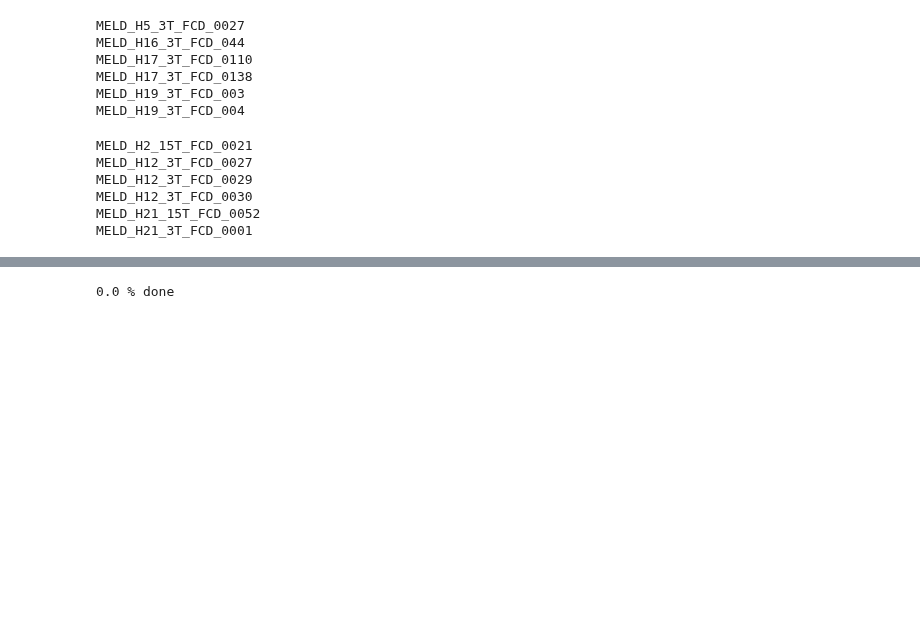
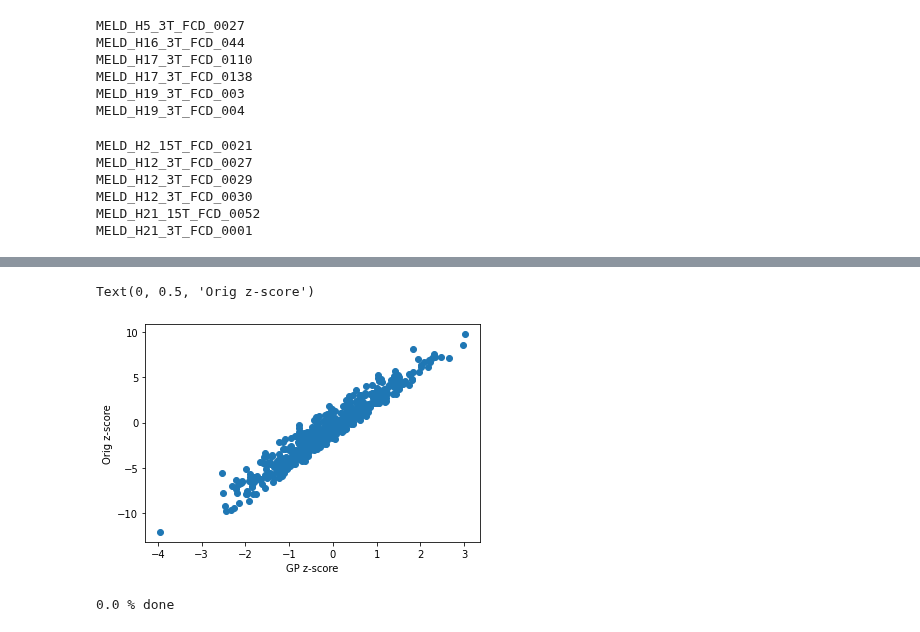
Before and after one commit to MELDProject/meld_classifier, a Jupyter notebook: notebooks/age_weighted_z_scores.ipynb, the cells around one changed output, grey strips where cells are left out. Saved outputs shown, nothing was run; the diff lists cells and outputs as text; code cells hidden in the pictures; blank space fills up the shorter version.

```diff
--- a/notebooks/age_weighted_z_scores.ipynb
+++ b/notebooks/age_weighted_z_scores.ipynb
@@ -168,3 +234,22 @@ cortical_vertices = np.concatenate([c.cortex_label, len(c.cortex_mask)+c.cortex_
+# %%
+ages_p=np.round(np.array(df_p2[['Age at preoperative','Sex']])).astype(int)
+
+y_p=vals_p2[:,vertex_index]
+#pat demean = (ages_p-age_mean)/age_std
+zs=[]
+g_zs=[]
+for sub,p_y in enumerate(y_p):
+    m=mu[ages_p[sub,0]][ages_p[sub,1]]
+    s=std[ages_p[sub,0]][ages_p[sub,1]]
+    g_zs.append((p_y-m)/s)
+    zs.append((p_y-flat_mu)/flat_std)
+# %%
+plt.scatter(zs,g_zs)
+plt.xlabel('GP z-score')
+plt.ylabel('Orig z-score')
+# %% [output]
+Text(0, 0.5, 'Orig z-score')
+[figure, added]
 # %%
 from sklearn.linear_model import BayesianRidge
 
```
Also changed, not shown: parts of 9 cells of this notebook.
